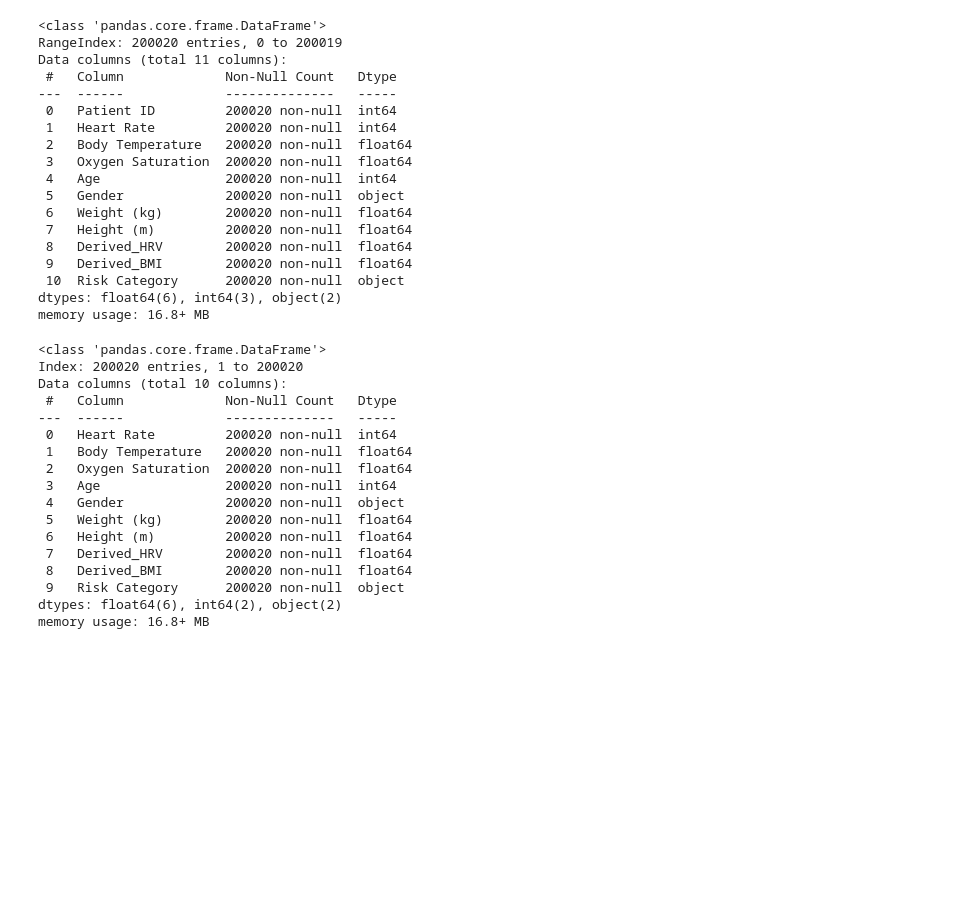
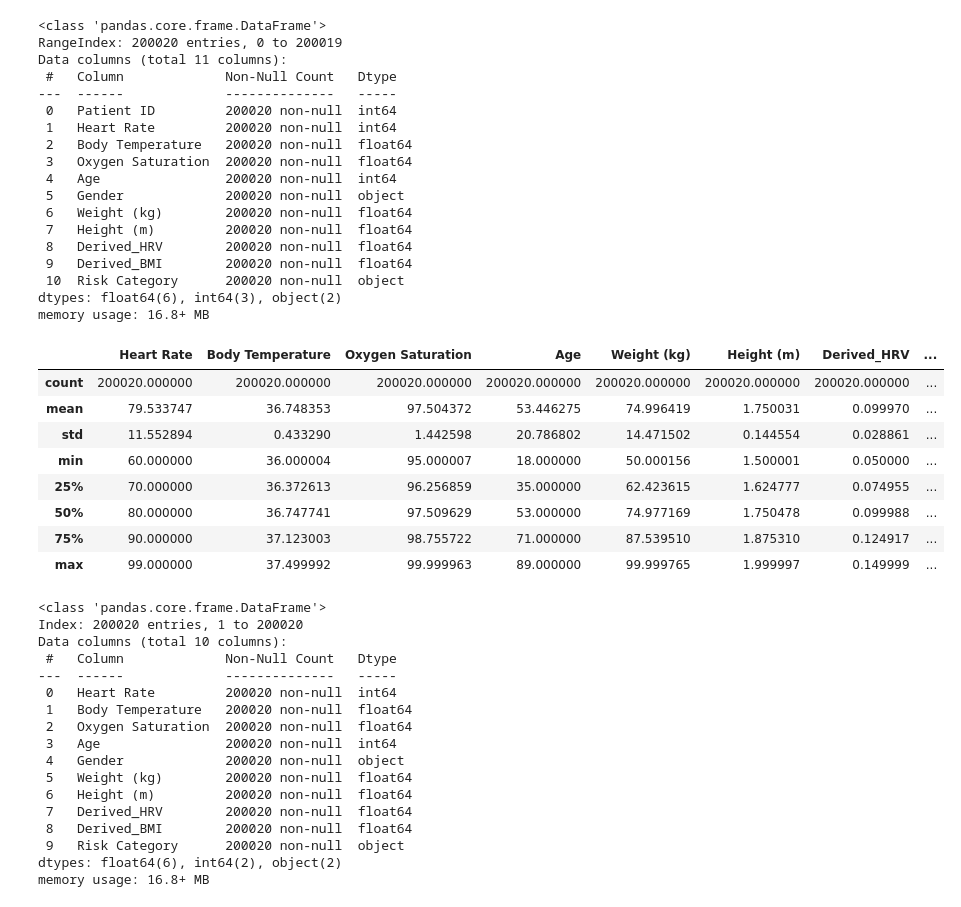
Before and after one commit to Ritushwar/safetronics, a Jupyter notebook: visualize.ipynb, the cells around one changed output. Saved outputs shown, nothing was run; the diff lists cells and outputs as text; code cells hidden in the pictures; blank space fills up the shorter version.

```diff
--- a/visualize.ipynb
+++ b/visualize.ipynb
@@ -61,6 +62,18 @@ dtypes: float64(6), int64(3), object(2)
 memory usage: 16.8+ MB
 # %%
 df_1.set_index('Patient ID', inplace=True)
+# %%
+df_1.describe()
+# %% [output]
+|  | Heart Rate | Body Temperature | Oxygen Saturation | Age | Weight (kg) | Height (m) | Derived_HRV | ... |
+| count | 200020.000000 | 200020.000000 | 200020.000000 | 200020.000000 | 200020.000000 | 200020.000000 | 200020.000000 | ... |
+| mean | 79.533747 | 36.748353 | 97.504372 | 53.446275 | 74.996419 | 1.750031 | 0.099970 | ... |
+| std | 11.552894 | 0.433290 | 1.442598 | 20.786802 | 14.471502 | 0.144554 | 0.028861 | ... |
+| min | 60.000000 | 36.000004 | 95.000007 | 18.000000 | 50.000156 | 1.500001 | 0.050000 | ... |
+| 25% | 70.000000 | 36.372613 | 96.256859 | 35.000000 | 62.423615 | 1.624777 | 0.074955 | ... |
+| 50% | 80.000000 | 36.747741 | 97.509629 | 53.000000 | 74.977169 | 1.750478 | 0.099988 | ... |
+| 75% | 90.000000 | 37.123003 | 98.755722 | 71.000000 | 87.539510 | 1.875310 | 0.124917 | ... |
+| max | 99.000000 | 37.499992 | 99.999963 | 89.000000 | 99.999765 | 1.999997 | 0.149999 | ... |
 # %%
 df_1.info()
 # %% [output]
```
Also changed, not shown: parts of 11 cells of this notebook.
